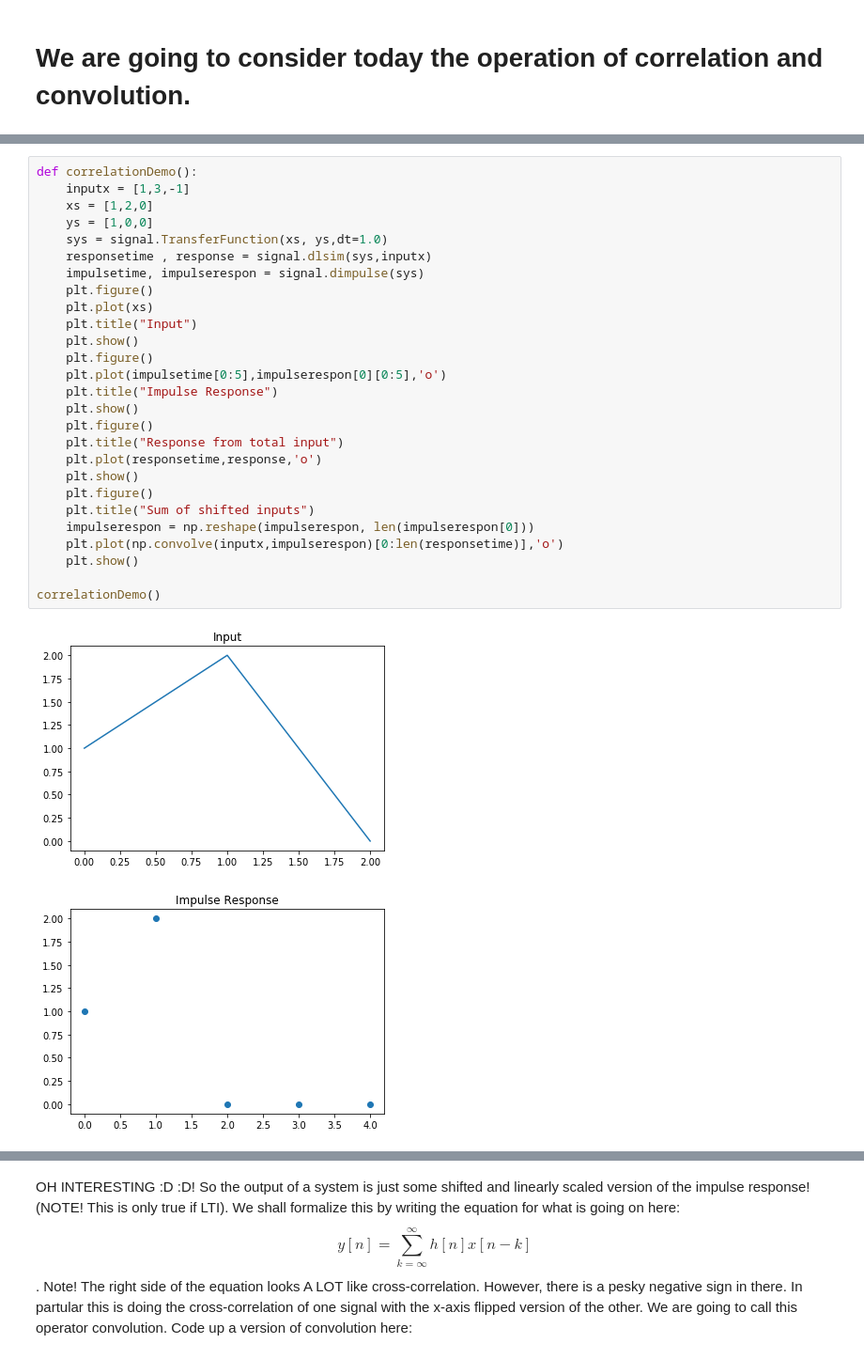
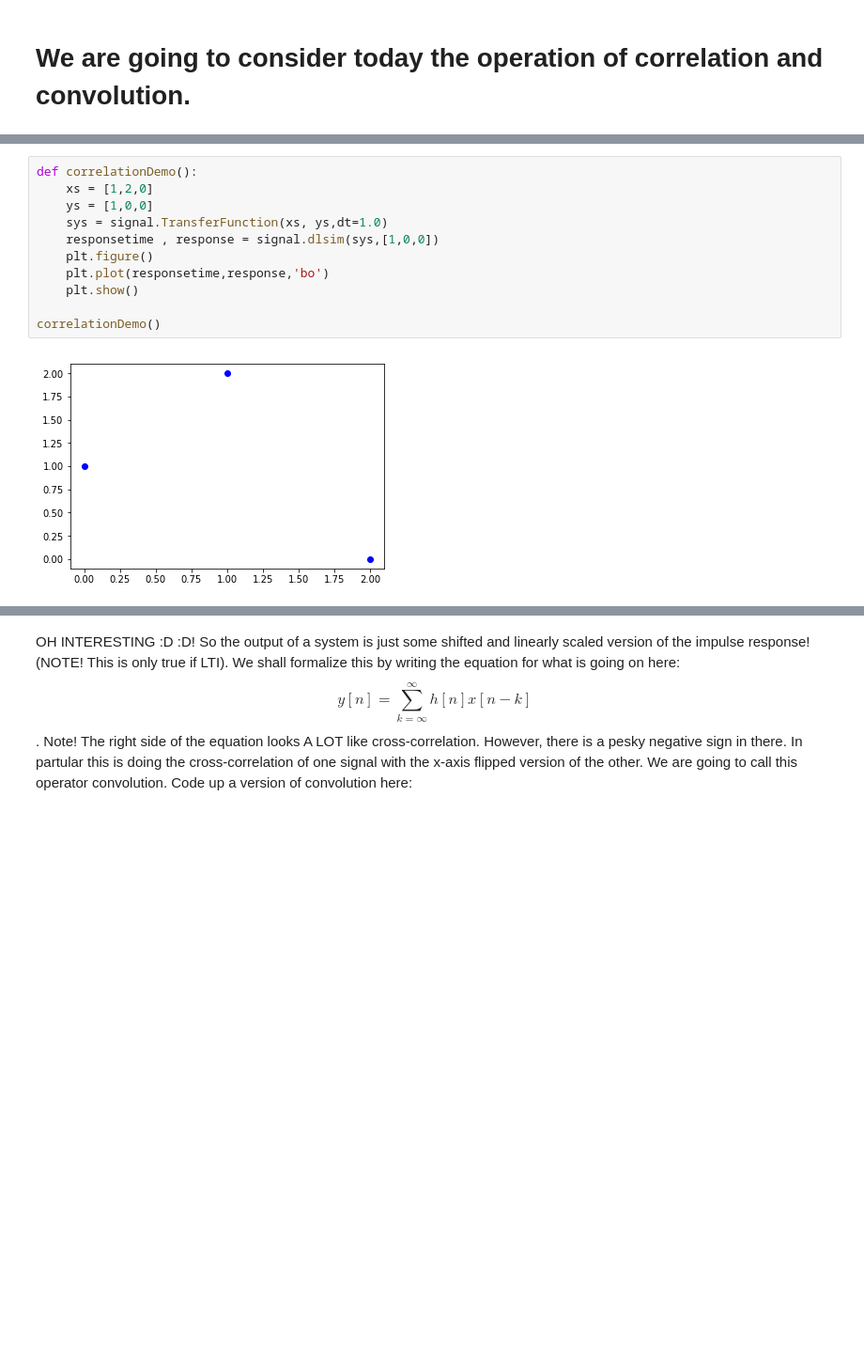
Before and after one commit to alexsludds/MIT-6.058-Notebook, a Jupyter notebook: 2 - Correlation and Convolution.ipynb, the cells around one changed output, grey strips where cells are left out. Shown: that part at 94% size. Cells and saved outputs as stored; diff of their text form; blank space fills up the shorter version.

```diff
--- a/2 - Correlation and Convolution.ipynb
+++ b/2 - Correlation and Convolution.ipynb
@@ -79,31 +83,14 @@ And now the key: out input can be broken into a linear sum of shifted deltas. So
 Let us look at an example with input $$[1,3,-1]$$ and system $$y[n] = x[n] + 2 x[n-1]$$.
 # %%
 def correlationDemo():
-    inputx = [1,3,-1]
     xs = [1,2,0]
     ys = [1,0,0]
     sys = signal.TransferFunction(xs, ys,dt=1.0)
-    responsetime , response = signal.dlsim(sys,inputx)
-    impulsetime, impulserespon = signal.dimpulse(sys)
+    responsetime , response = signal.dlsim(sys,[1,0,0])
     plt.figure()
-    plt.plot(xs)
-    plt.title("Input")
-    plt.show()
-    plt.figure()
-    plt.plot(impulsetime[0:5],impulserespon[0][0:5],'o')
-    plt.title("Impulse Response")
-    plt.show()
-    plt.figure()
-    plt.title("Response from total input")
-    plt.plot(responsetime,response,'o')
-    plt.show()
-    plt.figure()
-    plt.title("Sum of shifted inputs")
-    impulserespon = np.reshape(impulserespon, len(impulserespon[0]))
-    plt.plot(np.convolve(inputx,impulserespon)[0:len(responsetime)],'o')
+    plt.plot(responsetime,response,'bo')
     plt.show()
 
 correlationDemo()
 # %% [output]
-[figure, old version]
+[figure, new version]
-[figure, removed]
```
Also changed, not shown: parts of 10 cells of this notebook, 3 other files.
